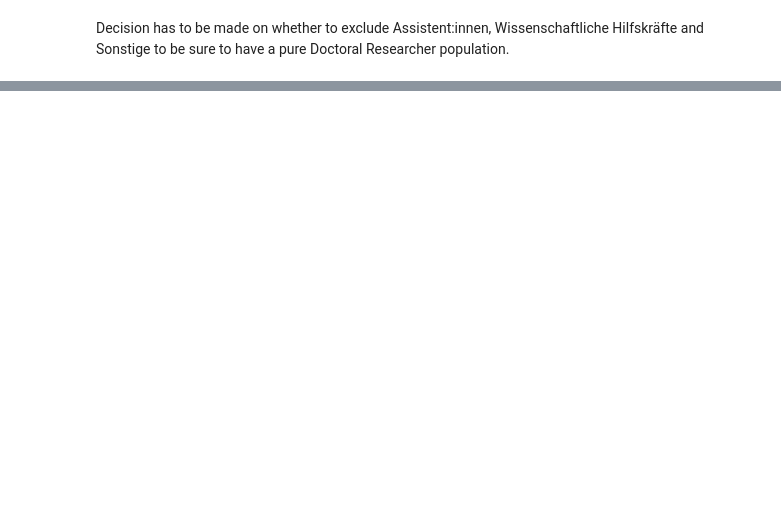
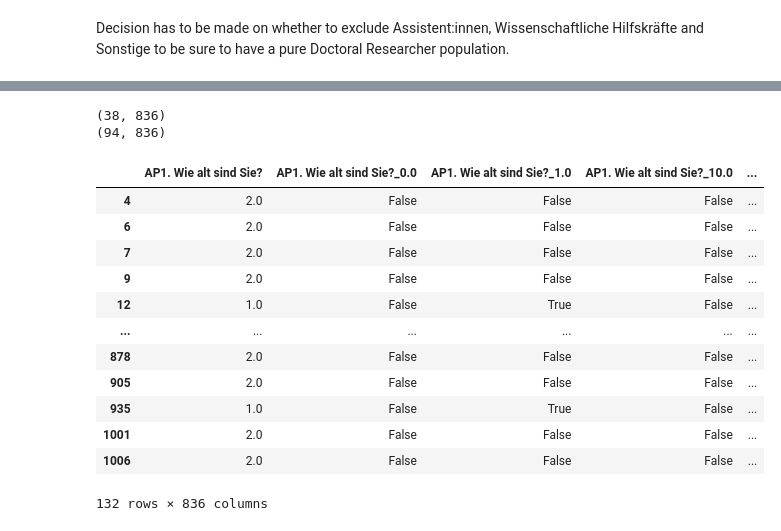
Before and after one commit to michaelgerloff/Survey_working_conditions_art_history, a Jupyter notebook: notebooks/02_Correlation_Analysis.ipynb, the cells around one changed output, grey strips where cells are left out. Cells and saved outputs as stored; diff of their text form; code cells hidden in the pictures; blank space fills up the shorter version.

Commit message:
filter Doctoral Researcher in University and stipendholders. Combine them in one Dataframe.

```diff
--- a/notebooks/02_Correlation_Analysis.ipynb
+++ b/notebooks/02_Correlation_Analysis.ipynb
@@ -1329,3 +1342,6 @@ fig = ax.get_figure()
 fig.savefig('../reports/figures/UH_00_Stellentyp_Master_auf_Qualifikationsstelle.png', bbox_inches='tight', dpi=300)
 # %% [markdown]
 Decision has to be made on whether to exclude Assistent:innen, Wissenschaftliche Hilfskräfte and Sonstige to be sure to have a pure Doctoral Researcher population.
+# %%
+# remove all entries that describe their position as Sonstiges, except if their LimeSurvey ID is 1517, 5, 557. Those reported themselves as Doktorand
+DR_UH_df = DR_UH_df[~((DR_UH_df['UH1. Wie lautet die Bezeichnung für Ihre Position?_Sonstiges']) & ~(DR_UH_df['id. Antwort ID'].isin([1517, 5, 557])))]
@@ -1331,0 +1356,9 @@ Decision has to be made on whether to exclude Assistent:innen, Wissenschaftliche
+# %%
+# Remove those entries, that do not fit Doctoral Researcher positions
+columns_to_check = ['UH1. Wie lautet die Bezeichnung für Ihre Position?_Akademische:r Rat bzw. Rätin',
+                    'UH1. Wie lautet die Bezeichnung für Ihre Position?_Assistent:in',
+                    'UH1. Wie lautet die Bezeichnung für Ihre Position?_Juniorprofessor:in',
+                    'UH1. Wie lautet die Bezeichnung für Ihre Position?_Lehrkraft für besondere Aufgaben',
+                    'UH1. Wie lautet die Bezeichnung für Ihre Position?_Professor:in auf Zeit- oder Tenure-Track-Basis',
+                    'UH1. Wie lautet die Bezeichnung für Ihre Position?_Wissenschaftliche Hilfskraft (mit MA)']
+DR_UH_df = DR_UH_df[~DR_UH_df[columns_to_check].any(axis=1)]
@@ -1331,0 +1406,25 @@ Decision has to be made on whether to exclude Assistent:innen, Wissenschaftliche
+# %%
+# Create DataFrame with stipendholders that are doing a PhD
+DR_stipend_df = df_whole[df_whole['S1[SQ004]. Zu welchem Zweck beziehen Sie ein Stipendium? [Promotions-Projekt]']==True]
+print(DR_stipend_df.shape)
+print(DR_UH_df.shape)
+# %% [output]
+(38, 836)
+(94, 836)
+# %%
+DR_df = pd.concat([DR_UH_df, DR_stipend_df])
+DR_df
+# %% [output]
+|  | AP1. Wie alt sind Sie? | AP1. Wie alt sind Sie?_0.0 | AP1. Wie alt sind Sie?_1.0 | AP1. Wie alt sind Sie?_10.0 | ... |
+| 4 | 2.0 | False | False | False | ... |
+| 6 | 2.0 | False | False | False | ... |
+| 7 | 2.0 | False | False | False | ... |
+| 9 | 2.0 | False | False | False | ... |
+| 12 | 1.0 | False | True | False | ... |
+| ... | ... | ... | ... | ... | ... |
+| 878 | 2.0 | False | False | False | ... |
+| 905 | 2.0 | False | False | False | ... |
+| 935 | 1.0 | False | True | False | ... |
+| 1001 | 2.0 | False | False | False | ... |
+| 1006 | 2.0 | False | False | False | ... |
+132 rows × 836 columns
```
Also changed, not shown: parts of 27 cells of this notebook, 1 other file.
